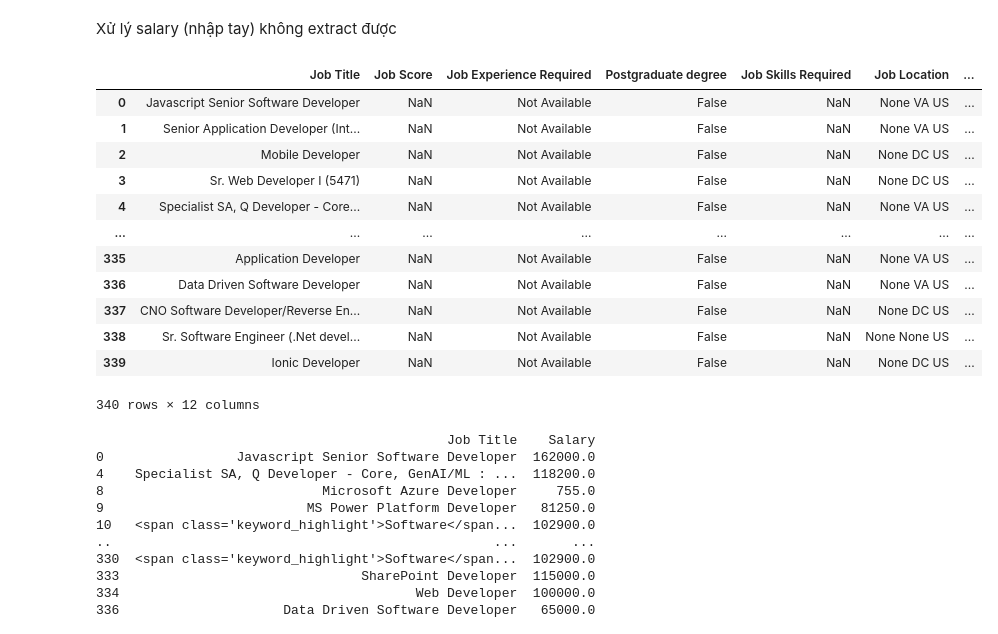
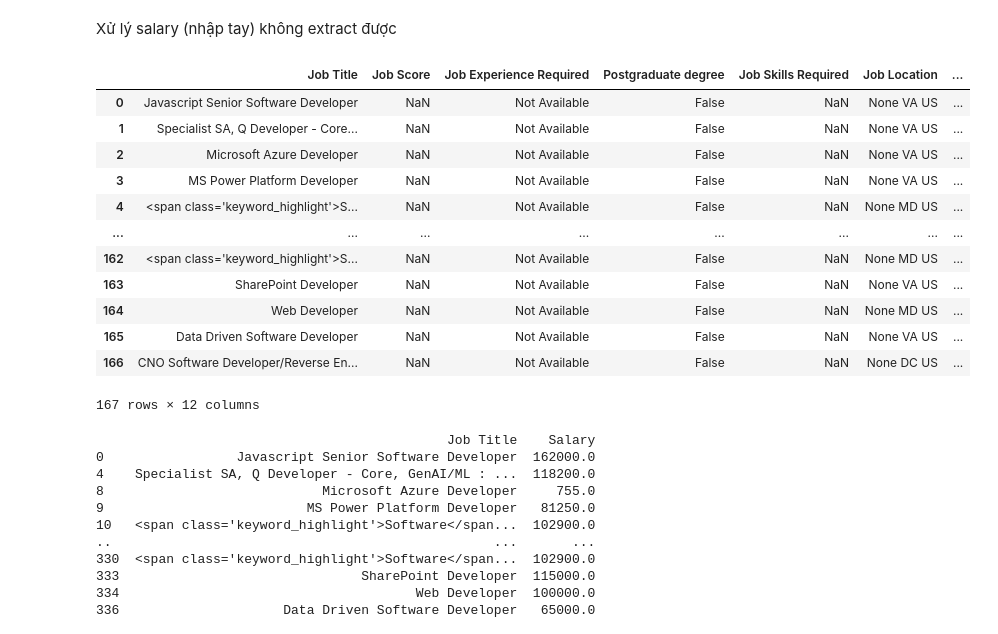
Before and after one commit to bokuwakira1411/BTL-ML, a Jupyter notebook: demo.ipynb, the cells around one changed output. Drawn from its saved outputs; the diff is of its cells as text; code cells hidden in the pictures.

```diff
--- a/demo.ipynb
+++ b/demo.ipynb
@@ -267,20 +268,20 @@ Chuẩn hóa cột Salary
 # %% [markdown]
 Xử lý salary (nhập tay) không extract được
 # %%
-df = pd.read_csv("jobs_data_extracted.csv")
+df = pd.read_csv("cleaned.csv")
 df
 # %% [output]
 |  | Job Title | Job Score | Job Experience Required | Postgraduate degree | Job Skills Required | Job Location | ... |
 | 0 | Javascript Senior Software Developer | NaN | Not Available | False | NaN | None VA US | ... |
-| 1 | Senior Application Developer (Int... | NaN | Not Available | False | NaN | None VA US | ... |
-| 2 | Mobile Developer | NaN | Not Available | False | NaN | None DC US | ... |
-| 3 | Sr. Web Developer I (5471) | NaN | Not Available | False | NaN | None DC US | ... |
-| 4 | Specialist SA, Q Developer - Core... | NaN | Not Available | False | NaN | None VA US | ... |
+| 1 | Specialist SA, Q Developer - Core... | NaN | Not Available | False | NaN | None VA US | ... |
+| 2 | Microsoft Azure Developer | NaN | Not Available | False | NaN | None VA US | ... |
+| 3 | MS Power Platform Developer | NaN | Not Available | False | NaN | None VA US | ... |
+| 4 | <span class='keyword_highlight'>S... | NaN | Not Available | False | NaN | None MD US | ... |
 | ... | ... | ... | ... | ... | ... | ... | ... |
-| 335 | Application Developer | NaN | Not Available | False | NaN | None VA US | ... |
-| 336 | Data Driven Software Developer | NaN | Not Available | False | NaN | None VA US | ... |
-| 337 | CNO Software Developer/Reverse En... | NaN | Not Available | False | NaN | None DC US | ... |
-| 338 | Sr. Software Engineer (.Net devel... | NaN | Not Available | False | NaN | None None US | ... |
-| 339 | Ionic Developer | NaN | Not Available | False | NaN | None DC US | ... |
+| 162 | <span class='keyword_highlight'>S... | NaN | Not Available | False | NaN | None MD US | ... |
+| 163 | SharePoint Developer | NaN | Not Available | False | NaN | None VA US | ... |
+| 164 | Web Developer | NaN | Not Available | False | NaN | None MD US | ... |
+| 165 | Data Driven Software Developer | NaN | Not Available | False | NaN | None VA US | ... |
+| 166 | CNO Software Developer/Reverse En... | NaN | Not Available | False | NaN | None DC US | ... |
-340 rows × 12 columns
+167 rows × 12 columns
 # %%
```
Also changed, not shown: parts of 7 cells of this notebook, 1 other file.
